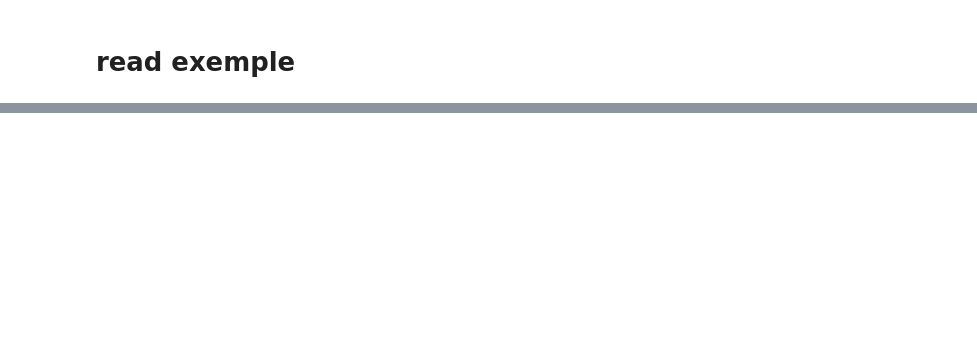
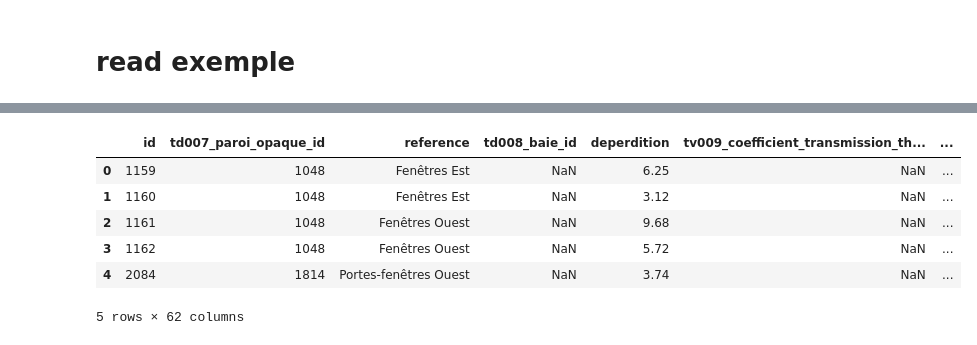
Before and after one commit to etalab/de-dpe-processing, a Jupyter notebook: data_processing_cstb/traitement_donnees_metier/analyses sur la table td008.ipynb, the cells around one changed output, grey strips where cells are left out. Drawn from its saved outputs; the diff is of its cells as text; code cells hidden in the pictures; blank space fills up the shorter version.

```diff
--- a/data_processing_cstb/traitement_donnees_metier/analyses sur la table td008.ipynb
+++ b/data_processing_cstb/traitement_donnees_metier/analyses sur la table td008.ipynb
@@ -124,0 +354,12 @@ Name: coefficient_transmission_thermique_baie, Length: 527286, dtype: object
+# %%
+table.fen_lib_from_tv009=table.fen_lib_from_tv009.fillna('NONDEF')
+# %%
+table.head()
+# %% [output]
+|  | id | td007_paroi_opaque_id | reference | td008_baie_id | deperdition | tv009_coefficient_transmission_th... | ... |
+| 0 | 1159 | 1048 | Fenêtres Est | NaN | 6.25 | NaN | ... |
+| 1 | 1160 | 1048 | Fenêtres Est | NaN | 3.12 | NaN | ... |
+| 2 | 1161 | 1048 | Fenêtres Ouest | NaN | 9.68 | NaN | ... |
+| 3 | 1162 | 1048 | Fenêtres Ouest | NaN | 5.72 | NaN | ... |
+| 4 | 2084 | 1814 | Portes-fenêtres Ouest | NaN | 3.74 | NaN | ... |
+5 rows × 62 columns
```
Also changed, not shown: parts of 26 cells of this notebook, 1 other file.
